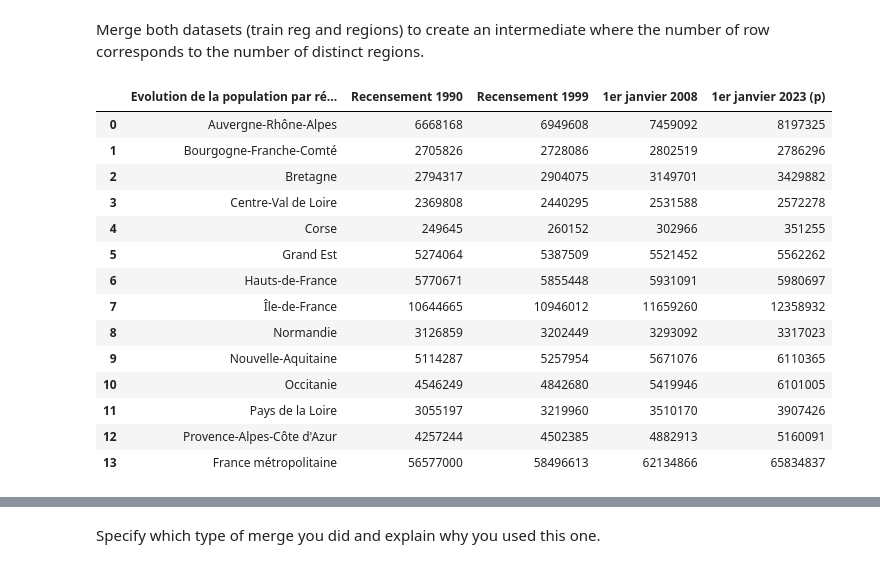
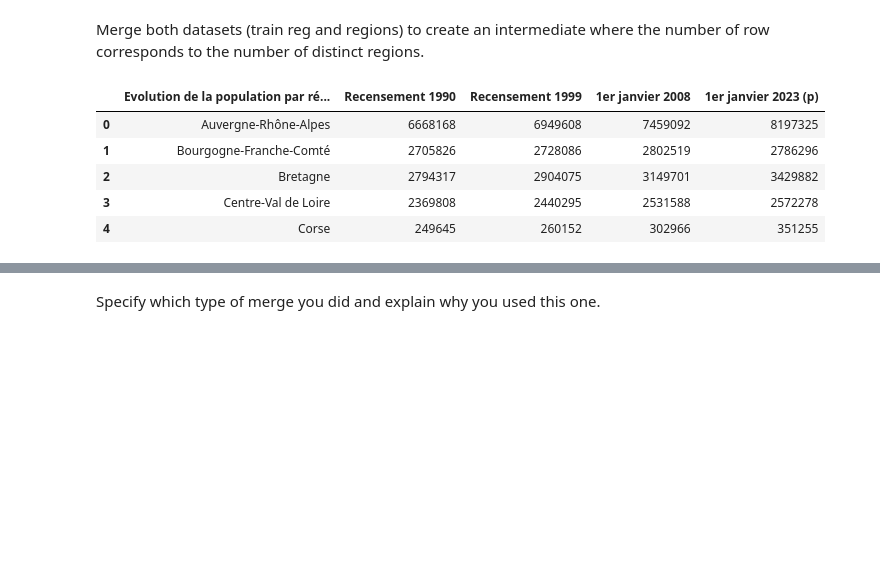
Before and after one commit to JosephYudita/Pandas-ex, a Jupyter notebook: Pandas Exercise(Yudita).ipynb, the cells around one changed output, grey strips where cells are left out. Saved outputs shown, nothing was run; the diff lists cells and outputs as text; code cells hidden in the pictures; blank space fills up the shorter version.

```diff
--- a/Pandas Exercise(Yudita).ipynb
+++ b/Pandas Exercise(Yudita).ipynb
@@ -278,23 +223,14 @@ Merge both datasets (train reg and regions) to create an intermediate where the
 number of distinct regions.
 # %%
 regions = pd.read_excel("H:\\Downloads\\fr_population.region.departement.xls")   # population size of the Region
-regions
+regions.head()
 # %% [output]
 |  | Evolution de la population par ré... | Recensement 1990 | Recensement 1999 | 1er janvier 2008 | 1er janvier 2023 (p) |
 | 0 | Auvergne-Rhône-Alpes | 6668168 | 6949608 | 7459092 | 8197325 |
 | 1 | Bourgogne-Franche-Comté | 2705826 | 2728086 | 2802519 | 2786296 |
 | 2 | Bretagne | 2794317 | 2904075 | 3149701 | 3429882 |
 | 3 | Centre-Val de Loire | 2369808 | 2440295 | 2531588 | 2572278 |
 | 4 | Corse | 249645 | 260152 | 302966 | 351255 |
-| 5 | Grand Est | 5274064 | 5387509 | 5521452 | 5562262 |
-| 6 | Hauts-de-France | 5770671 | 5855448 | 5931091 | 5980697 |
-| 7 | Île-de-France | 10644665 | 10946012 | 11659260 | 12358932 |
-| 8 | Normandie | 3126859 | 3202449 | 3293092 | 3317023 |
-| 9 | Nouvelle-Aquitaine | 5114287 | 5257954 | 5671076 | 6110365 |
-| 10 | Occitanie | 4546249 | 4842680 | 5419946 | 6101005 |
-| 11 | Pays de la Loire | 3055197 | 3219960 | 3510170 | 3907426 |
-| 12 | Provence-Alpes-Côte d'Azur | 4257244 | 4502385 | 4882913 | 5160091 |
-| 13 | France métropolitaine | 56577000 | 58496613 | 62134866 | 65834837 |
 # %%
 #merge the two data sets
 merge_reg = pd.merge( regions, train_reg,  how="outer",left_on="Evolution de la population par région",right_on="region_lieu_formation")
```
Also changed, not shown: parts of 13 cells of this notebook.
